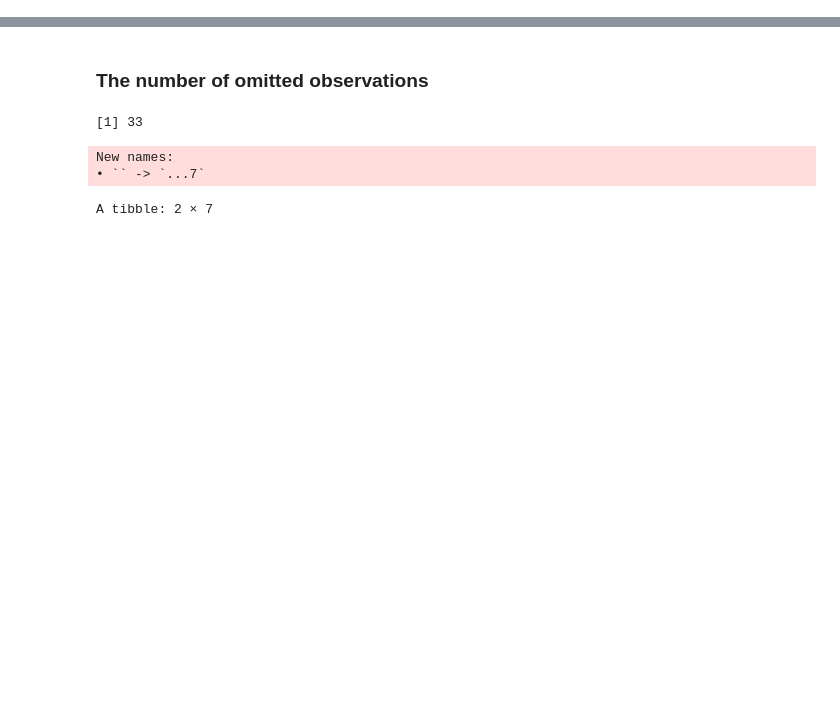
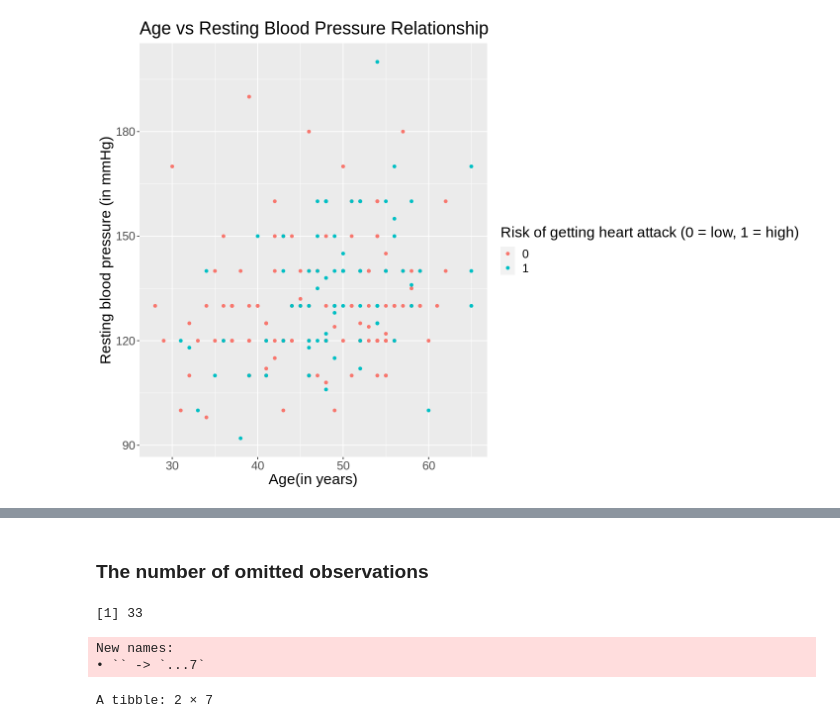
Before and after one commit to RichardAdhika22/heart_attack_prediction_knn, a Jupyter notebook: preliminary_analysis.ipynb, the cells around one changed output, grey strips where cells are left out. Cells and saved outputs as stored; diff of their text form; code cells hidden in the pictures; blank space fills up the shorter version.

```diff
--- a/preliminary_analysis.ipynb
+++ b/preliminary_analysis.ipynb
@@ -100,0 +88,12 @@ raw_age
+# %%
+options(repr.plot.width=12, repr.plot.height=8)
+
+age_vs_trestbps = ggplot(heart_attack_data_selected,aes(x=age,y=trestbps,color=num))+
+    geom_point() +
+    labs(x = "Age(in years)",y = "Resting blood pressure (in mmHg)", color = "Risk of getting heart attack (0 = low, 1 = high)")+
+    ggtitle("Age vs Resting Blood Pressure Relationship")+
+    theme(text = element_text(size=18))
+
+age_vs_trestbps
+# %% [output]
+[figure, added]
```
Also changed, not shown: parts of 31 cells of this notebook.
